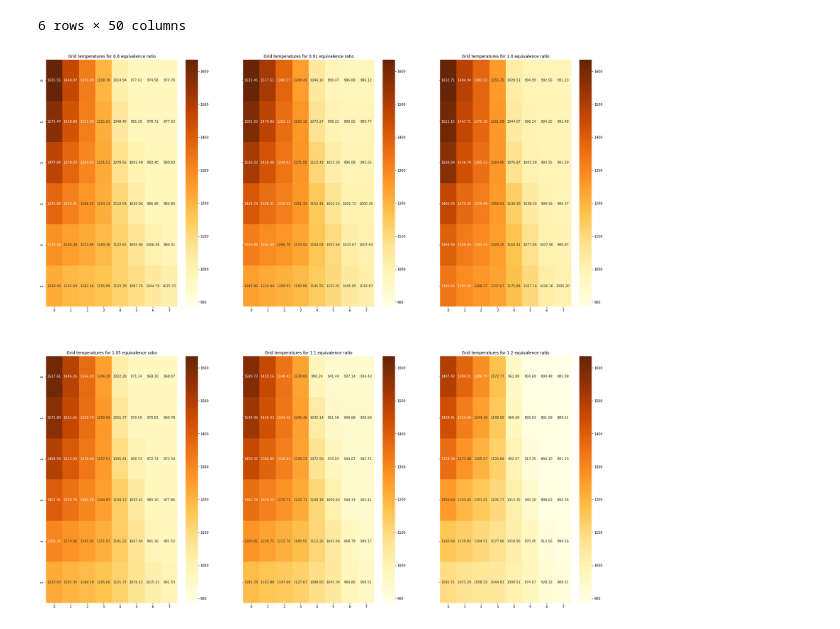
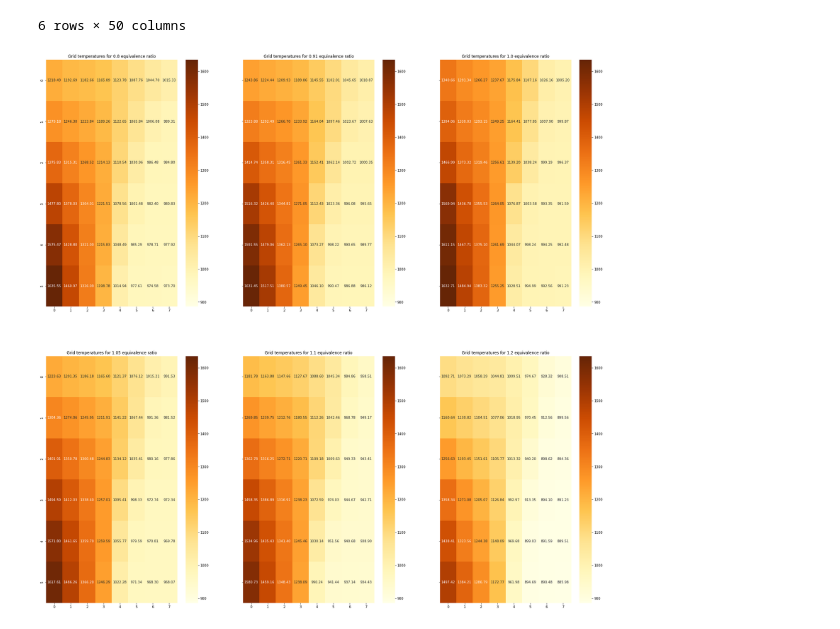
Before and after one commit to rafftod/DataDrivenDTFurnace, a Jupyter notebook: analysis.ipynb, the cells around one changed output. Cells and saved outputs as stored; diff of their text form; code cells hidden in the pictures.

```diff
--- a/analysis.ipynb
+++ b/analysis.ipynb
@@ -61,7 +61,7 @@ fig.set_facecolor('white')
 min_val = df_by_benzene.iloc[:,2:].min().min()
 max_val = df_by_benzene.iloc[:,2:].max().max()
 for index, value in enumerate(df_by_benzene["benzene"]):
-    T_data = df_by_benzene[df_by_benzene["benzene"] == value].iloc[:,2:].to_numpy().reshape(grid_shape)
+    T_data = np.flip(df_by_benzene[df_by_benzene["benzene"] == value].iloc[:,2:].to_numpy().reshape(grid_shape), axis=0)
     sns.heatmap(T_data, cmap="YlOrBr", ax=ax.flatten()[index], vmin=min_val, vmax=max_val, annot=True, fmt=".2f")
     ax.flatten()[index].set_title(f"Grid temperatures for {value} benzene percentage")
 # %% [output]
@@ -74,7 +74,7 @@ fig.set_facecolor('white')
 
 for index, benzene_p in enumerate(df["benzene"].unique()):
     # array of temperatures for each benzene percentage
-    T_data = df[df["benzene"] == benzene_p].iloc[:,2:].to_numpy().flatten()
+    T_data = np.flip(df[df["benzene"] == benzene_p].iloc[:,2:].to_numpy().flatten(), axis=0)
     # plot the histogram
     sns.histplot(T_data, ax=ax.flatten()[index], kde=False, bins=50)
     ax.flatten()[index].set_title(f"Temperature distribution for {benzene_p} benzene percentage")
@@ -115,12 +115,12 @@ df_by_ratio
 # %%
 fig, ax = plt.subplots(nrows=2, ncols=3, figsize=(30, 30), sharey=True)
 fig.set_facecolor('white')
 # find min and max values to get the same scale
 min_val = df_by_ratio.iloc[:,2:].min().min()
 max_val = df_by_ratio.iloc[:,2:].max().max()
 for index, value in enumerate(df_by_ratio["eq_ratio"]):
-    T_data = df_by_ratio[df_by_ratio["eq_ratio"] == value].iloc[:,2:].to_numpy().reshape(grid_shape)
+    T_data = np.flip(df_by_ratio[df_by_ratio["eq_ratio"] == value].iloc[:,2:].to_numpy().reshape(grid_shape), axis=0)
     sns.heatmap(T_data, cmap="YlOrBr", ax=ax.flatten()[index], vmin=min_val, vmax=max_val, annot=True, fmt=".2f")
     ax.flatten()[index].set_title(f"Grid temperatures for {value} equivalence ratio")
 # %% [output]
-[figure, old version]
+[figure, new version]
```
Also changed, not shown: parts of 1 cell of this notebook.
